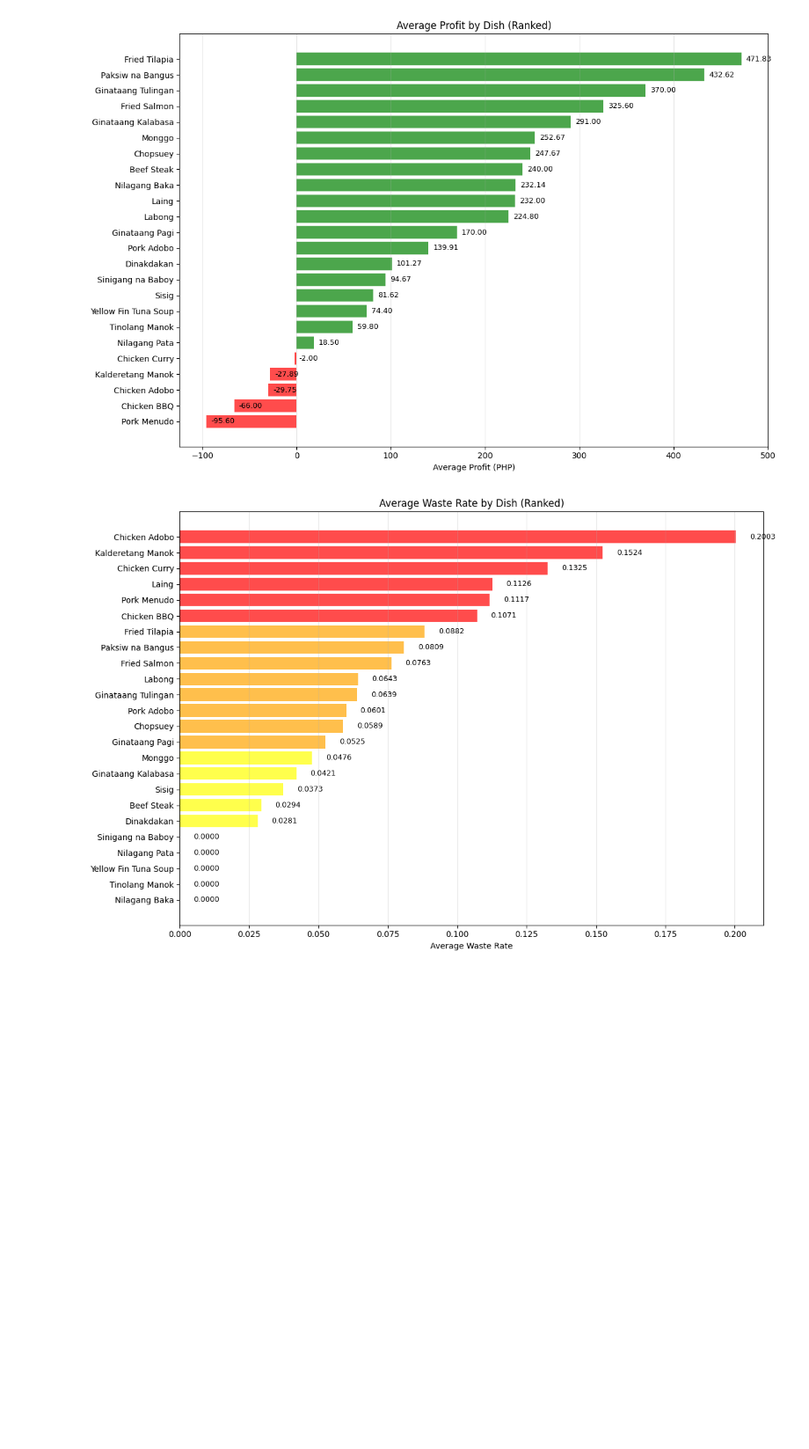
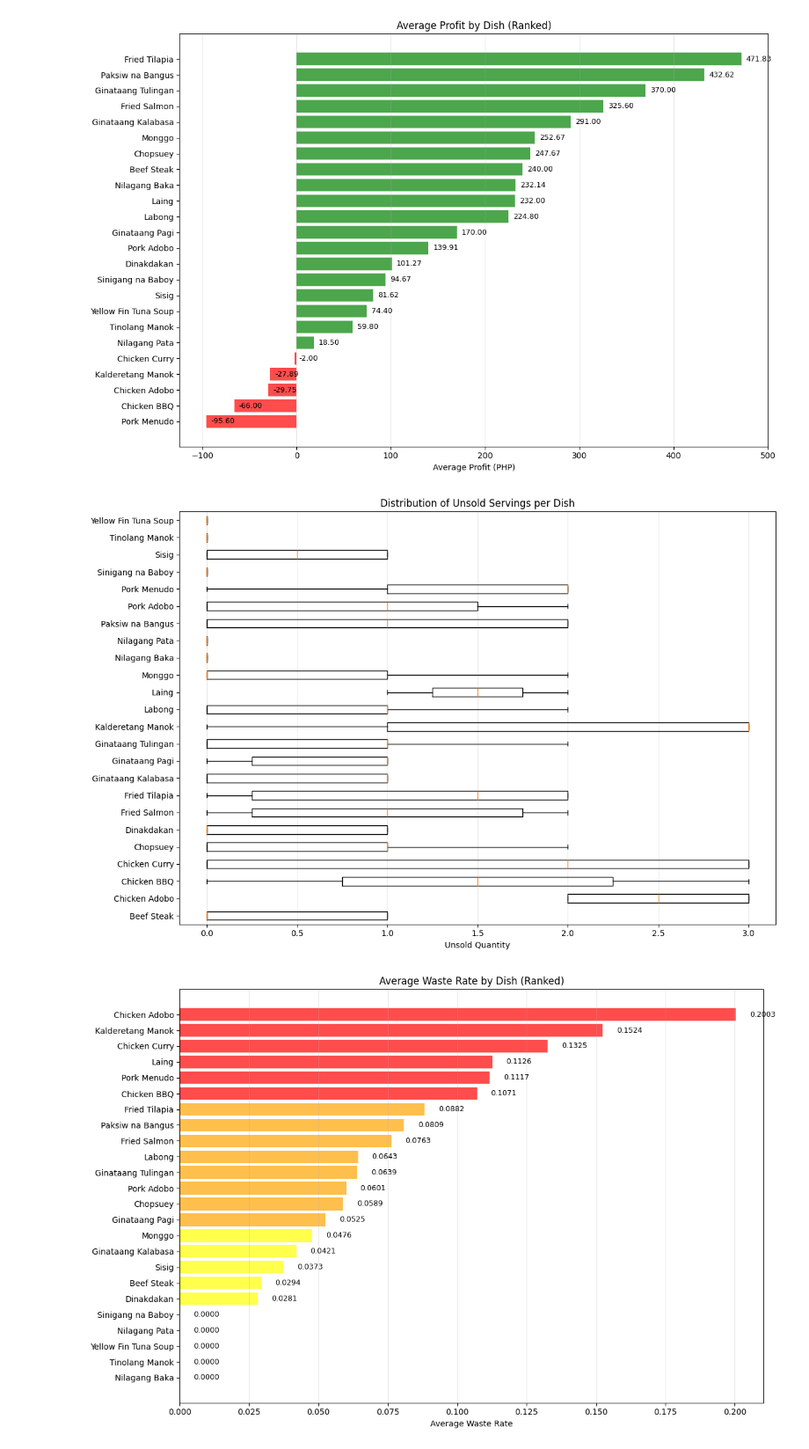
Before and after one commit to baldeoJV/CCDATS1L_PROJECT, a Jupyter notebook: datasci.ipynb, the cells around one changed output. Shown at 88% size. Cells and saved outputs as stored; diff of their text form; code cells hidden in the pictures; blank space fills up the shorter version.

Commit message:
add new graphs

```diff
--- a/datasci.ipynb
+++ b/datasci.ipynb
@@ -341,6 +341,20 @@ plt.tight_layout()
 plt.show()
 # %% [output]
 [figure]
+# %%
+fig, ax = plt.subplots(figsize=(12, 8))
+
+unsold_by_dish = data.groupby('Dish')['Unsold'].apply(list)
+
+ax.boxplot([unsold_by_dish[dish] for dish in unsold_by_dish.index], labels=unsold_by_dish.index, vert=False)
+ax.set_xlabel('Unsold Quantity')
+ax.set_title('Distribution of Unsold Servings per Dish')
+ax.grid(axis='x', alpha=0.3)
+
+plt.tight_layout()
+plt.show()
+# %% [output]
+[figure, added]
 # %%
 fig, ax = plt.subplots(figsize=(12, 8))
 
```
Also changed, not shown: parts of 4 cells of this notebook.
